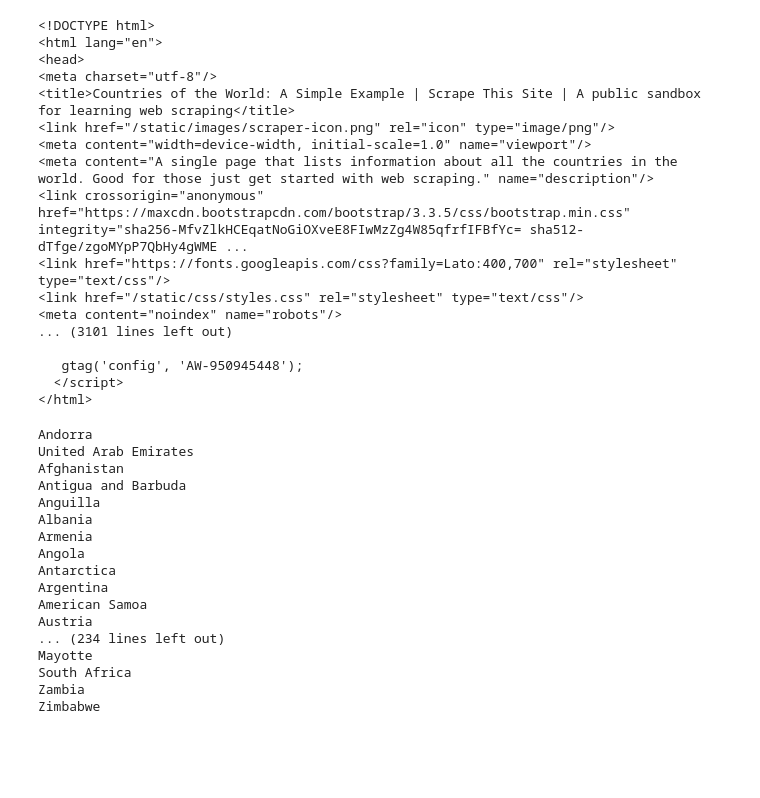
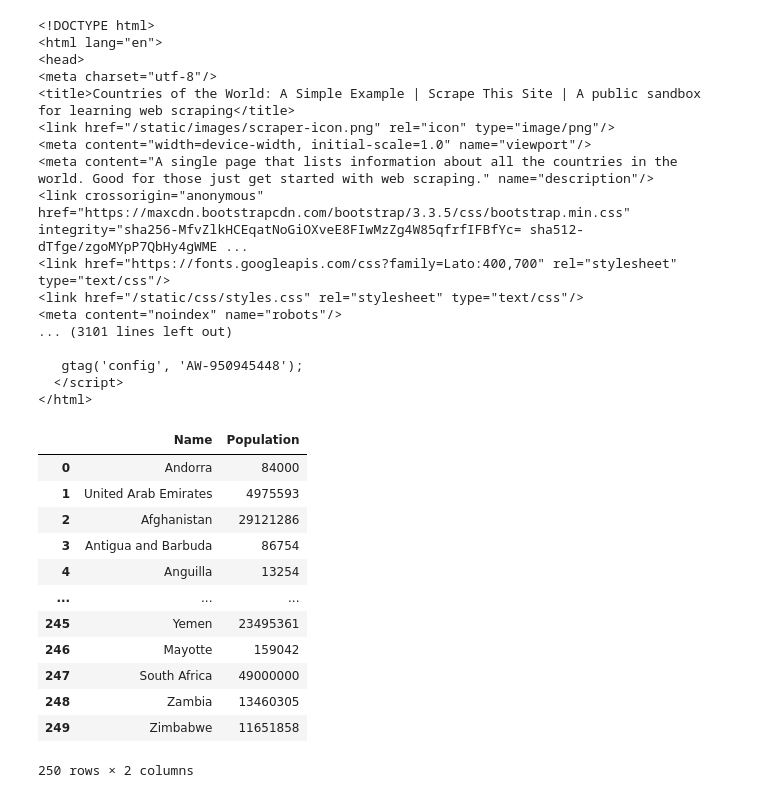
Before and after one commit to HiteshKadam/apna_college_datascience, a Jupyter notebook: Anaconda/data_collections.ipynb, the cells around one changed output. Saved outputs shown, nothing was run; the diff lists cells and outputs as text; code cells hidden in the pictures; blank space fills up the shorter version.

Commit message:
Data Collection Assignment

```diff
--- a/Anaconda/data_collections.ipynb
+++ b/Anaconda/data_collections.ipynb
@@ -113,23 +113,28 @@ soup
 # %%
 all_h3 = soup.find_all("h3")
 
+all_countries = []
 for h3 in all_h3:
-    print(h3.get_text(strip=True))
+    name = h3.get_text(strip=True)
+
+    population = h3.find_next("div").select("span.country-population")[0].get_text(strip = True)
+
+    all_countries.append([name,population])
-# %% [output]
-Andorra
-United Arab Emirates
-Afghanistan
-Antigua and Barbuda
-Anguilla
-Albania
-Armenia
-Angola
-Antarctica
-Argentina
-American Samoa
-Austria
-... (234 lines left out)
-Mayotte
-South Africa
-Zambia
-Zimbabwe
+# %%
+df = pd.DataFrame(all_countries,columns=["Name","Population"])
+
+df
+# %% [output]
+|  | Name | Population |
+| 0 | Andorra | 84000 |
+| 1 | United Arab Emirates | 4975593 |
+| 2 | Afghanistan | 29121286 |
+| 3 | Antigua and Barbuda | 86754 |
+| 4 | Anguilla | 13254 |
+| ... | ... | ... |
+| 245 | Yemen | 23495361 |
+| 246 | Mayotte | 159042 |
+| 247 | South Africa | 49000000 |
+| 248 | Zambia | 13460305 |
+| 249 | Zimbabwe | 11651858 |
+250 rows × 2 columns
```
Also changed, not shown: parts of 1 cell of this notebook, 13 other files.
